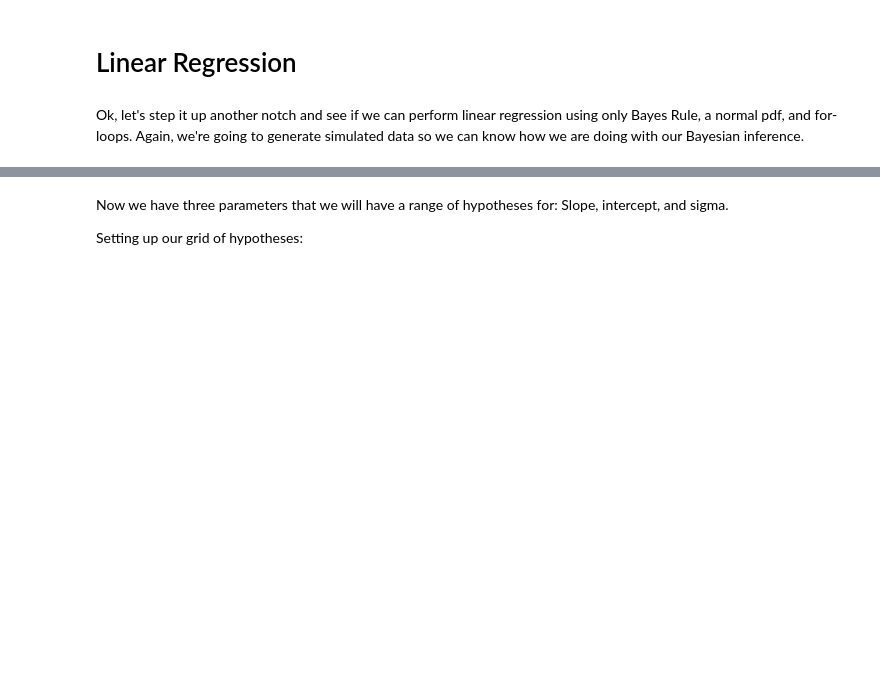
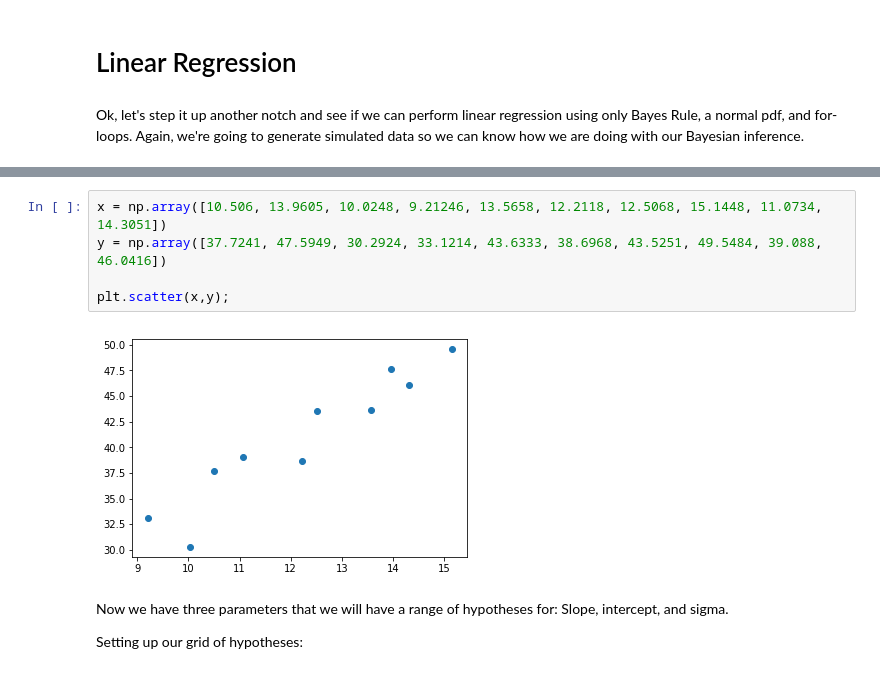
Before and after one commit to henrybechtel/bayes, a Jupyter notebook: bayes_grid.ipynb, the cells around one changed output, grey strips where cells are left out. Saved outputs shown, nothing was run; the diff lists cells and outputs as text; blank space fills up the shorter version.

```diff
--- a/bayes_grid.ipynb
+++ b/bayes_grid.ipynb
@@ -131,3 +129,10 @@ plt.scatter(x,y);
+# %%
+x = np.array([10.506, 13.9605, 10.0248, 9.21246, 13.5658, 12.2118, 12.5068, 15.1448, 11.0734, 14.3051])
+y = np.array([37.7241, 47.5949, 30.2924, 33.1214, 43.6333, 38.6968, 43.5251, 49.5484, 39.088, 46.0416])
+
+plt.scatter(x,y);
+# %% [output]
+[figure, added]
 # %% [markdown]
 Now we have three parameters that we will have a range of hypotheses for: Slope, intercept, and sigma.
 
```
Also changed, not shown: parts of 21 cells of this notebook, 2 other files.
